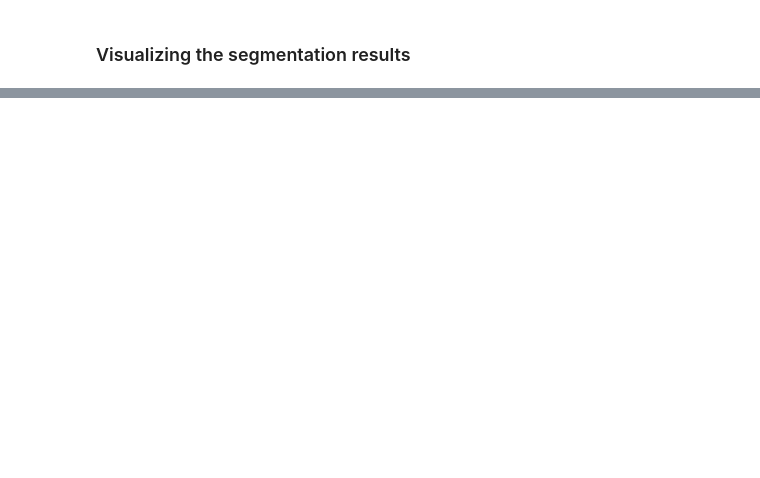
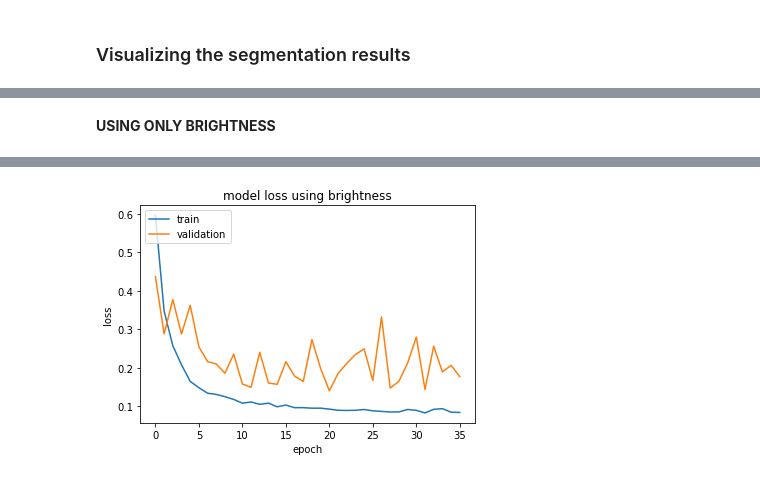
Before and after one commit to max-de-rooij/8dm50-machine-learning, a Jupyter notebook: practicals/week_4.ipynb, the cells around one changed output, grey strips where cells are left out. Drawn from its saved outputs; the diff is of its cells as text; code cells hidden in the pictures; blank space fills up the shorter version.

```diff
--- a/practicals/week_4.ipynb
+++ b/practicals/week_4.ipynb
@@ -381,0 +481,79 @@ Implement data augmentation procedure that in addition to brightness augmentatio
+# %% [markdown]
+**USING ONLY BRIGHTNESS**
+# %%
+import os
+import sys
+import numpy as np
+sys.path.append('code/')
+from unet_model import unet
+from unet_utils import datagenerator, load_data, preprocessing
+from tensorflow.keras.models import load_model
+from tensorflow.keras.optimizers import Adam, SGD
+from tensorflow.keras.callbacks import EarlyStopping, ModelCheckpoint, ReduceLROnPlateau
+import matplotlib.pyplot as plt
+from sklearn.model_selection import train_test_split
+from glob import glob
+
+
+# location of the DRIVE dataset
+data_folder = 'D:/TUe/MY1/8dm50-machine-learning/DRIVE/'
+train_paths = glob(data_folder + 'training/images/*.tif')
+images, masks, segmentations = load_data(train_paths)
+
+# divide in training and validation
+train_images, val_images, train_masks, val_masks, train_segmentations, val_segmentations = train_test_split(
+    images, masks, segmentations, test_size=0.2, random_state=7)
+
+# use a single training image, to better demonstrate the effects of data augmentation
+X_train, y_train = np.expand_dims(train_images[0], axis=0), np.expand_dims(train_segmentations[0], axis=0)
+
+print(X_train.shape)
+print(y_train.shape)
+
+# work with 32x32 patches
+patch_size = (32, 32)
+# 200 patches per image
+patches_per_im = 200
+
+# hyperparameters
+depth = 3
+channels = 32
+use_batchnorm = True
+batch_size = 64
+epochs = 250
+steps_per_epoch = int(np.ceil((patches_per_im * len(train_images)) / batch_size))
+
+
+
+val_images, val_masks, val_segmentations = preprocessing(
+    val_images,
+    val_masks,
+    val_segmentations,
+    desired_shape=(584, 584))
+
+# initialize model
+model = unet(input_shape=(None, None, 3), depth=depth, channels=channels, batchnorm=use_batchnorm)
+
+# print a summary of the model
+# model.summary(line_length=120)
+
+# compile the model
+model.compile(loss='binary_crossentropy', optimizer=Adam(), metrics=['accuracy'])
+
+# stop the training if the validation loss does not increase for 15 consecutive epochs
+early_stopping = EarlyStopping(monitor='val_loss', patience=15, restore_best_weights=True)
+
+# train the model with the data generator, and save the training history
+history = model.fit_generator(datagenerator(X_train, y_train, patch_size, patches_per_im, batch_size, augment_brightness=True, augment_bspline=False),
+                              validation_data=(val_images, val_segmentations),
+                              steps_per_epoch=steps_per_epoch, epochs=epochs, verbose=2,
+                              callbacks=[early_stopping])
+
+plt.plot(history.history['loss'])
+plt.plot(history.history['val_loss'])
+plt.title('model loss using brightness')
+plt.ylabel('loss')
+plt.xlabel('epoch')
+plt.legend(['train', 'validation'], loc='upper left')
+plt.show()
+# %% [output]
@@ -381,0 +577 @@ Implement data augmentation procedure that in addition to brightness augmentatio
+[figure, added]
```
Also changed, not shown: parts of 17 cells of this notebook, 1 other file.
